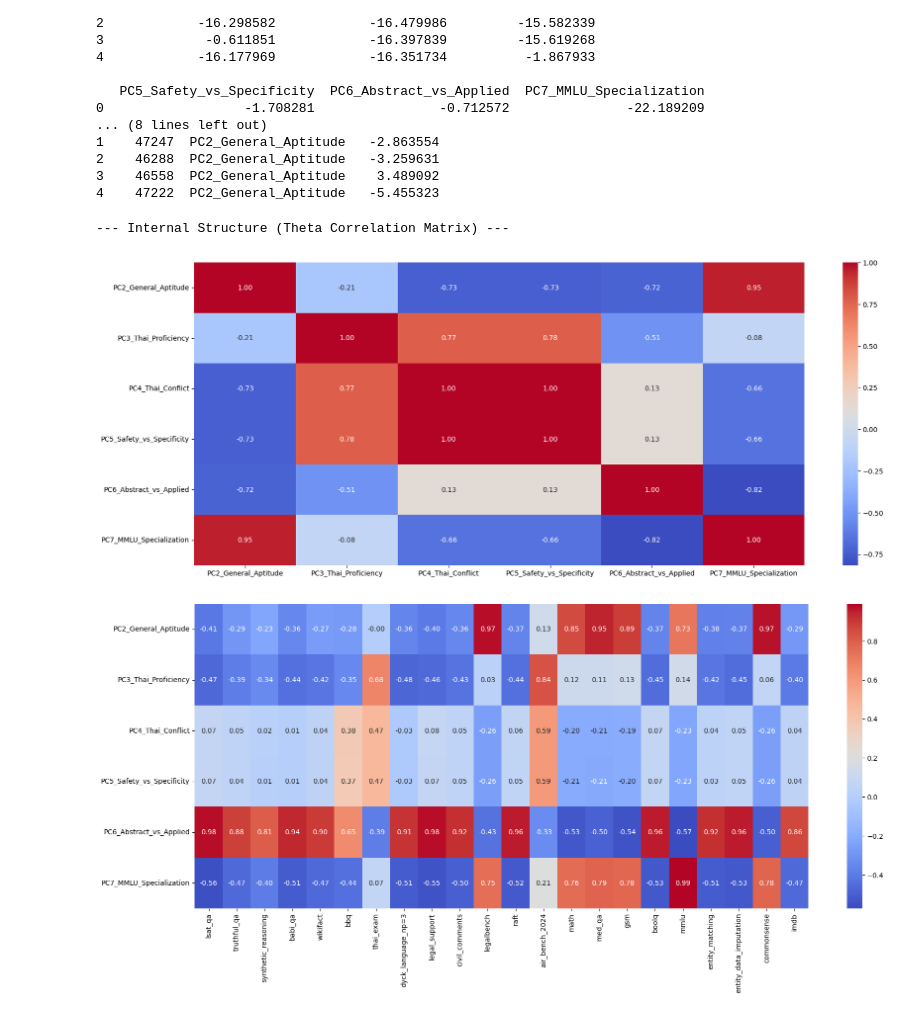
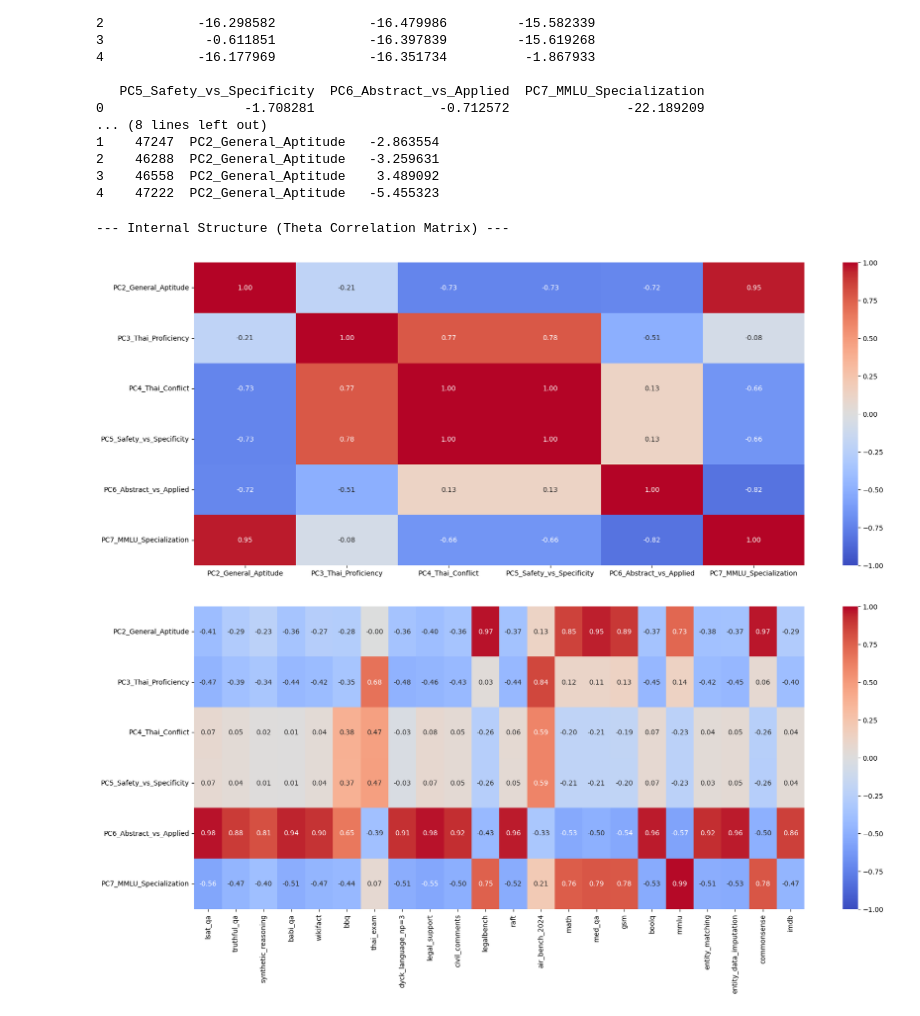
Before and after one commit to ronanhansel/reeval-multi, a Jupyter notebook: calibration/calibration.ipynb, the cells around one changed output. Drawn from its saved outputs; the diff is of its cells as text; code cells hidden in the pictures.

```diff
--- a/calibration/calibration.ipynb
+++ b/calibration/calibration.ipynb
@@ -509,0 +514,5 @@ Eval
+# %%
+PATH = "../result/neural_irt_1pl_model.pth"
+
+model = NeuralIRT_1PL(n_test_takers, n_items, n_dimensions, q_matrix=Q_matrix_tensor).to(device)
+model.load_state_dict(torch.load(PATH, map_location=device))
@@ -630,29 +644,29 @@ validity_matrix = theta_correlation_matrix.corr().loc[thetas_df.columns, theta_c
 
 # Plot the heatmap
 plt.figure(figsize=(20, 8))
-sns.heatmap(validity_matrix, annot=True, cmap='coolwarm', fmt='.2f')
+sns.heatmap(validity_matrix, annot=True, cmap='coolwarm', fmt='.2f', vmin=-1, vmax=1)
 plt.savefig("../result/theta_correlation.svg")
 plt.show()
 # %% [output]
 --- Internal Structure (Theta Correlation Matrix) ---
-[figure, old version]
+[figure, new version]
 # %%
 import seaborn as sns
 import matplotlib.pyplot as plt
 
 # Assume 'score_matrix_df' is your loaded (183, 22) DataFrame
 score_matrix_df = pd.read_csv("../data/scenario_probs.csv")
 
 # Combine the two dataframes
 combined_df = pd.concat([thetas_df, score_matrix_df], axis=1)
 
 # Calculate and isolate the validity matrix
 validity_matrix = combined_df.corr().loc[thetas_df.columns, score_matrix_df.columns]
 
 # Plot the heatmap
 plt.figure(figsize=(20, 8))
-sns.heatmap(validity_matrix, annot=True, cmap='coolwarm', fmt='.2f')
+sns.heatmap(validity_matrix, annot=True, cmap='coolwarm', fmt='.2f', vmin=-1, vmax=1)
 plt.savefig("../result/external_validity_heatmap.svg")
 plt.show()
 # %% [output]
-[figure, old version]
+[figure, new version]
```
Also changed, not shown: parts of 5 cells of this notebook, 2 other files.
